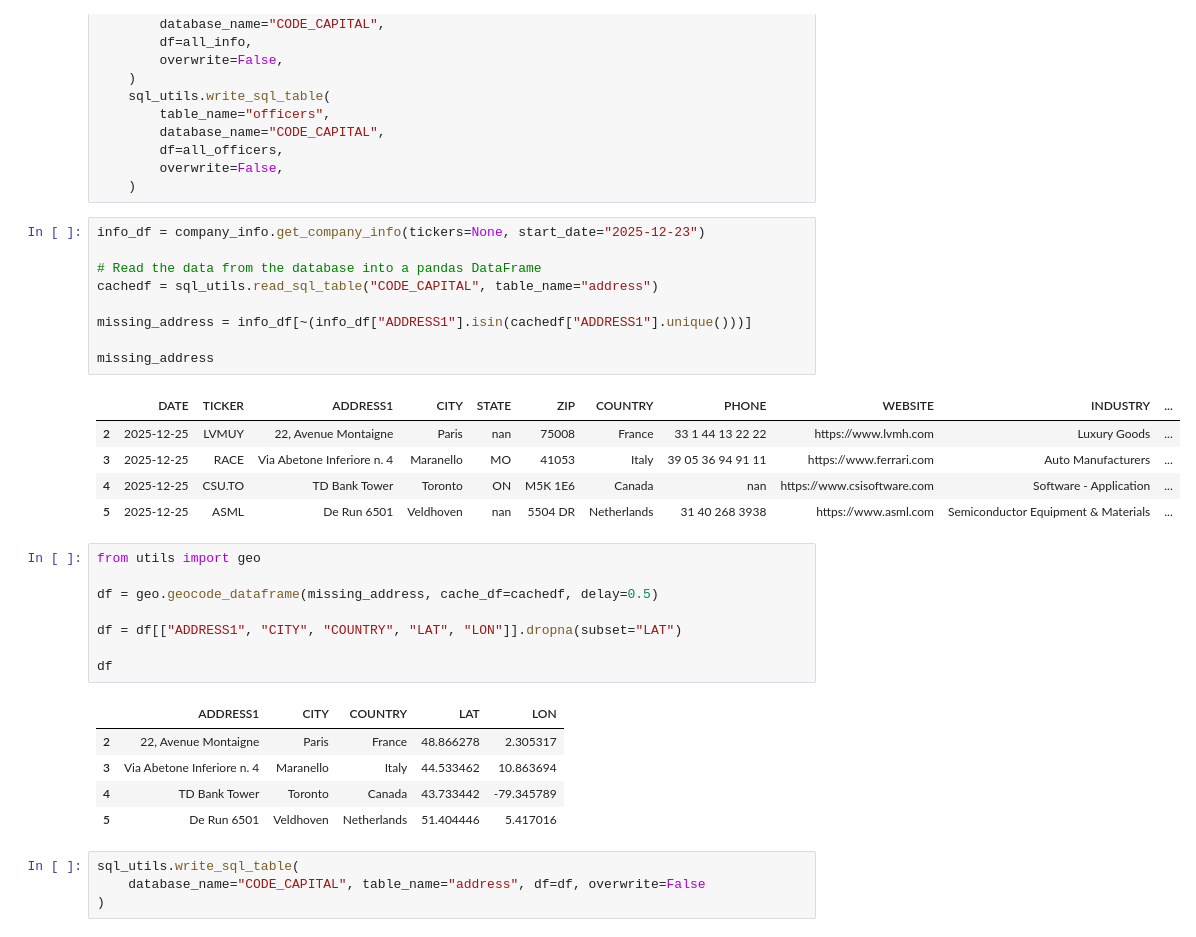
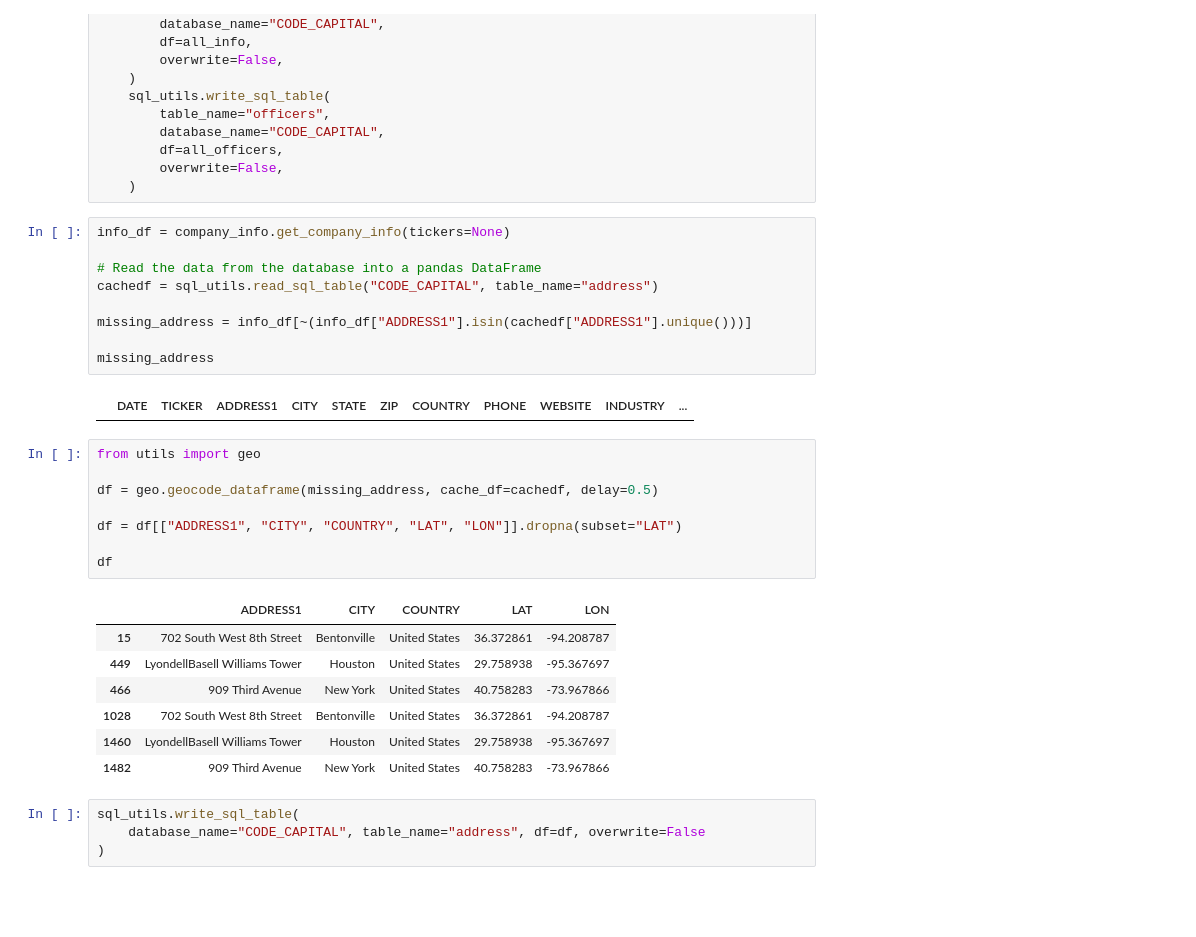
Before and after one commit to Code-And-Capital/finance, a Jupyter notebook: notebooks/pull_data.ipynb, the cells around one changed output. Cells and saved outputs as stored; diff of their text form; blank space fills up the shorter version.

```diff
--- a/notebooks/pull_data.ipynb
+++ b/notebooks/pull_data.ipynb
@@ -319,20 +322,16 @@ if run:
         overwrite=False,
     )
 # %%
-info_df = company_info.get_company_info(tickers=None, start_date="2025-12-23")
+info_df = company_info.get_company_info(tickers=None)
 
 # Read the data from the database into a pandas DataFrame
 cachedf = sql_utils.read_sql_table("CODE_CAPITAL", table_name="address")
 
 missing_address = info_df[~(info_df["ADDRESS1"].isin(cachedf["ADDRESS1"].unique()))]
 
 missing_address
 # %% [output]
 |  | DATE | TICKER | ADDRESS1 | CITY | STATE | ZIP | COUNTRY | PHONE | WEBSITE | INDUSTRY | ... |
-| 2 | 2025-12-25 | LVMUY | 22, Avenue Montaigne | Paris | nan | 75008 | France | 33 1 44 13 22 22 | https://www.lvmh.com | Luxury Goods | ... |
-| 3 | 2025-12-25 | RACE | Via Abetone Inferiore n. 4 | Maranello | MO | 41053 | Italy | 39 05 36 94 91 11 | https://www.ferrari.com | Auto Manufacturers | ... |
-| 4 | 2025-12-25 | CSU.TO | TD Bank Tower | Toronto | ON | M5K 1E6 | Canada | nan | https://www.csisoftware.com | Software - Application | ... |
-| 5 | 2025-12-25 | ASML | De Run 6501 | Veldhoven | nan | 5504 DR | Netherlands | 31 40 268 3938 | https://www.asml.com | Semiconductor Equipment & Materials | ... |
 # %%
 from utils import geo
 
@@ -343,10 +342,12 @@ df = df[["ADDRESS1", "CITY", "COUNTRY", "LAT", "LON"]].dropna(subset="LAT")
 df
 # %% [output]
 |  | ADDRESS1 | CITY | COUNTRY | LAT | LON |
-| 2 | 22, Avenue Montaigne | Paris | France | 48.866278 | 2.305317 |
-| 3 | Via Abetone Inferiore n. 4 | Maranello | Italy | 44.533462 | 10.863694 |
-| 4 | TD Bank Tower | Toronto | Canada | 43.733442 | -79.345789 |
-| 5 | De Run 6501 | Veldhoven | Netherlands | 51.404446 | 5.417016 |
+| 15 | 702 South West 8th Street | Bentonville | United States | 36.372861 | -94.208787 |
+| 449 | LyondellBasell Williams Tower | Houston | United States | 29.758938 | -95.367697 |
+| 466 | 909 Third Avenue | New York | United States | 40.758283 | -73.967866 |
+| 1028 | 702 South West 8th Street | Bentonville | United States | 36.372861 | -94.208787 |
+| 1460 | LyondellBasell Williams Tower | Houston | United States | 29.758938 | -95.367697 |
+| 1482 | 909 Third Avenue | New York | United States | 40.758283 | -73.967866 |
 # %%
 sql_utils.write_sql_table(
     database_name="CODE_CAPITAL", table_name="address", df=df, overwrite=False
```
Also changed, not shown: parts of 5 cells of this notebook, 4 other files.
